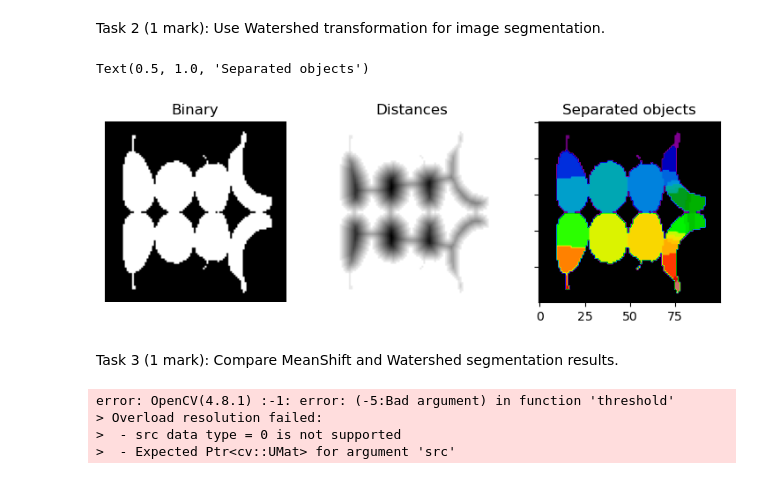
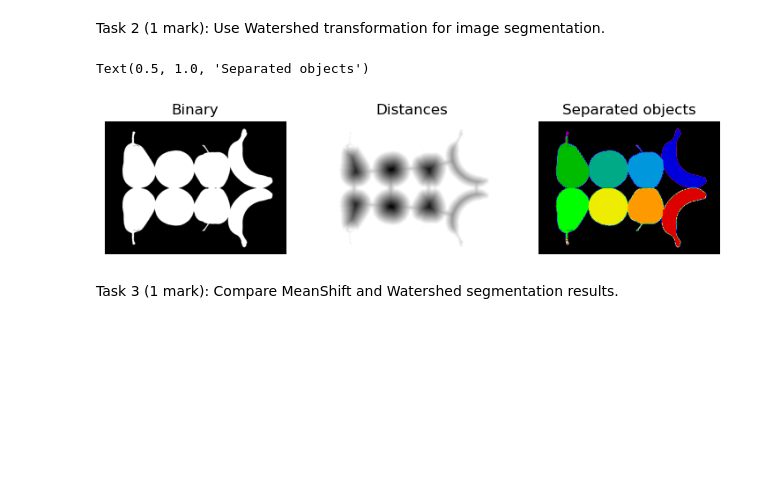
Before and after one commit to Skele-Y/COMP9517, a Jupyter notebook: lab04/lab04.ipynb, the cells around one changed output. Saved outputs shown, nothing was run; the diff lists cells and outputs as text; code cells hidden in the pictures; blank space fills up the shorter version.

```diff
--- a/lab04/lab04.ipynb
+++ b/lab04/lab04.ipynb
@@ -31,7 +31,7 @@ def calculate_DSC(im1, im2):
 file = 'Fruits.png'
 img = cv.imread(file, cv.IMREAD_COLOR)
 # make img 100x100
-img = cv.resize(img, (100,100))
+#img = cv.resize(img, (100,100))
 
 h, w, _ = img.shape
 
@@ -48,16 +48,16 @@ bandwidth = sklearn.cluster.estimate_bandwidth(arr, quantile=0.2, n_samples=500)
 ms = MeanShift(bandwidth=bandwidth, bin_seeding=True)
 
 # fit the meanshift classifier to the colour samples
-labels = ms.fit_predict(arr)
+ms_labels = ms.fit_predict(arr)
 
 # some data
 cluster_centers = ms.cluster_centers_
-labels_unique = np.unique(labels)
+labels_unique = np.unique(ms_labels)
 n_clusters_ = len(labels_unique)
 print("number of estimated clusters : %d" % n_clusters_)
 
 #Reshape labels to display
-ms_labels = labels.reshape(h, w)
+ms_labels_disp = ms_labels.reshape(h, w)
 
 #plot images
 plt.figure(1)
@@ -69,5 +69,5 @@ plt.figure(2)
 plt.clf()
 plt.axis('off')
 plt.title('meanshift')
-plt.imshow(ms_labels)
+plt.imshow(ms_labels_disp)
 # %% [output]
@@ -80,57 +80,36 @@ Task 2 (1 mark): Use Watershed transformation for image segmentation.
 # %%
 # convert to gray
 img_grey = cv.cvtColor(img,cv.COLOR_BGR2GRAY)
 # Threshold image
-ret, img_bin =cv.threshold(img_grey,250,255,cv.THRESH_BINARY)
+ret, img_bin =cv.threshold(img_grey,240,255,cv.THRESH_BINARY)
 img_bin = cv.bitwise_not(img_bin)
 
 # Use watershed transformation (plot result of distance transform)
 # Step 2 - Calculate the distance transform
 distance = ndi.distance_transform_edt(img_bin)
-coords = peak_local_max(distance, footprint=np.ones((3, 3)), labels=img_bin)
+coords = peak_local_max(distance, footprint=np.ones((100,100)), labels=img_bin)
 
 #generate watershed markers
 mask = np.zeros(distance.shape, dtype=bool)
 mask[tuple(coords.T)] = True
 markers, _ = ndi.label(mask)
 ws_labels = watershed(-distance, markers, mask=img_bin)
 
 #plot images
 fig, axes = plt.subplots(ncols=3, figsize=(9, 3), sharex=True, sharey=True)
 ax = axes.ravel()
 
-for i in range(0,2):
+for i in range(0,3):
     ax[i].axis('off')
 
 ax[0].imshow(img_bin, cmap=plt.cm.gray)
 ax[0].set_title('Binary')
 ax[1].imshow(-distance, cmap=plt.cm.gray)
 ax[1].set_title('Distances')
-ax[2].imshow(labels, cmap=plt.cm.nipy_spectral)
+ax[2].imshow(ws_labels, cmap=plt.cm.nipy_spectral)
 ax[2].set_title('Separated objects')
 # %% [output]
 Text(0.5, 1.0, 'Separated objects')
-[figure, old version]
+[figure, new version]
 # %% [markdown]
 Task 3 (1 mark): Compare MeanShift and Watershed segmentation results.
-# %%
-
-
-def calculate_JSC(image,mask):
-    # Threshold the image to create a binary mask
-    _, image = cv.threshold(image, 128, 255, cv.THRESH_BINARY)
-    _, mask = cv.threshold(mask, 128, 255, cv.THRESH_BINARY)
-
-    # Calculate the intersection and union of the binary masks
-    intersection = np.logical_and(image, mask)
-    union = np.logical_or(image, mask)
-
-    # Calculate the Jaccard Similarity Coefficient (JSC)
-    jsc = np.sum(intersection) / np.sum(union)
-
-    return jsc
-# %% [output]
-error: OpenCV(4.8.1) :-1: error: (-5:Bad argument) in function 'threshold'
-> Overload resolution failed:
->  - src data type = 0 is not supported
->  - Expected Ptr<cv::UMat> for argument 'src'
```
Also changed, not shown: parts of 3 cells of this notebook.
